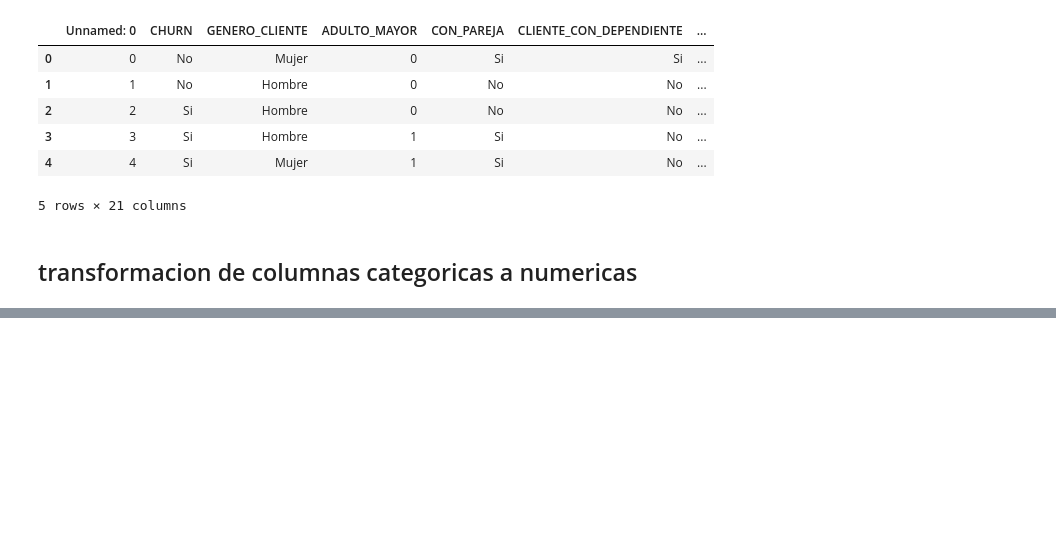
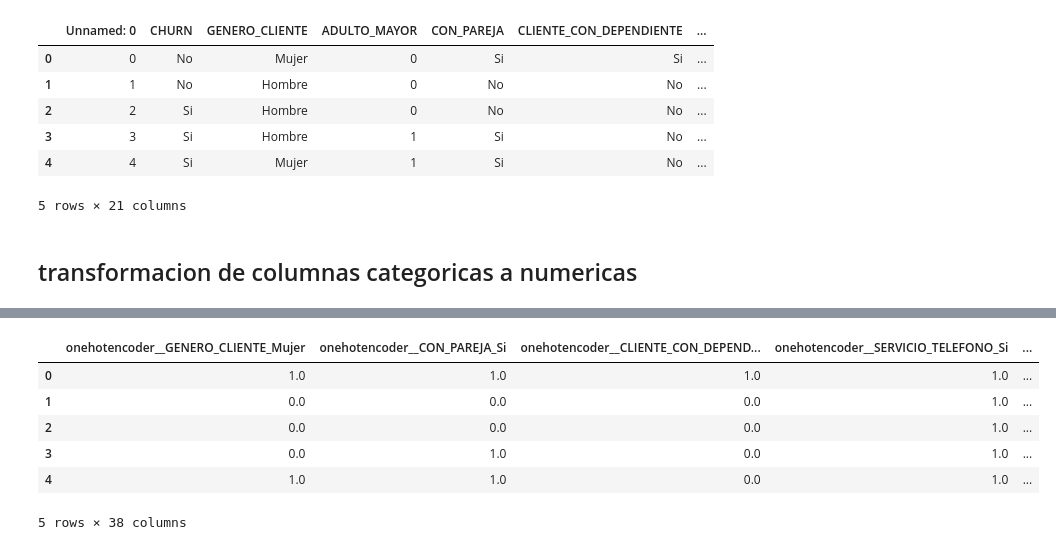
Before and after one commit to raohxxx/Telecom-2-challenge, a Jupyter notebook: telecomX2.ipynb, the cells around one changed output, grey strips where cells are left out. Saved outputs shown, nothing was run; the diff lists cells and outputs as text; code cells hidden in the pictures; blank space fills up the shorter version.

```diff
--- a/telecomX2.ipynb
+++ b/telecomX2.ipynb
@@ -142,0 +160,11 @@ memory usage: 2.3 MB
+# %%
+one_hot = make_column_transformer((
+    OneHotEncoder(drop = 'if_binary'),
+    columnas#['estado_civil', 'escolaridad', 'default', 'prestatario']
+),
+    remainder = 'passthrough',
+    sparse_threshold=0,
+    force_int_remainder_cols=False)
+# %%
+X = one_hot.fit_transform(X)
+one_hot.get_feature_names_out(columnas)
@@ -142,0 +189,12 @@ memory usage: 2.3 MB
+# %%
+datos=pd.DataFrame(X, columns = one_hot.get_feature_names_out(columnas))
+datos=pd.concat([datos,df[columnas_numericas]], axis=1)
+datos.head()
+# %% [output]
+|  | onehotencoder__GENERO_CLIENTE_Mujer | onehotencoder__CON_PAREJA_Si | onehotencoder__CLIENTE_CON_DEPEND... | onehotencoder__SERVICIO_TELEFONO_Si | ... |
+| 0 | 1.0 | 1.0 | 1.0 | 1.0 | ... |
+| 1 | 0.0 | 0.0 | 0.0 | 1.0 | ... |
+| 2 | 0.0 | 0.0 | 0.0 | 1.0 | ... |
+| 3 | 0.0 | 1.0 | 0.0 | 1.0 | ... |
+| 4 | 1.0 | 1.0 | 0.0 | 1.0 | ... |
+5 rows × 38 columns
```
Also changed, not shown: parts of 8 cells of this notebook.
